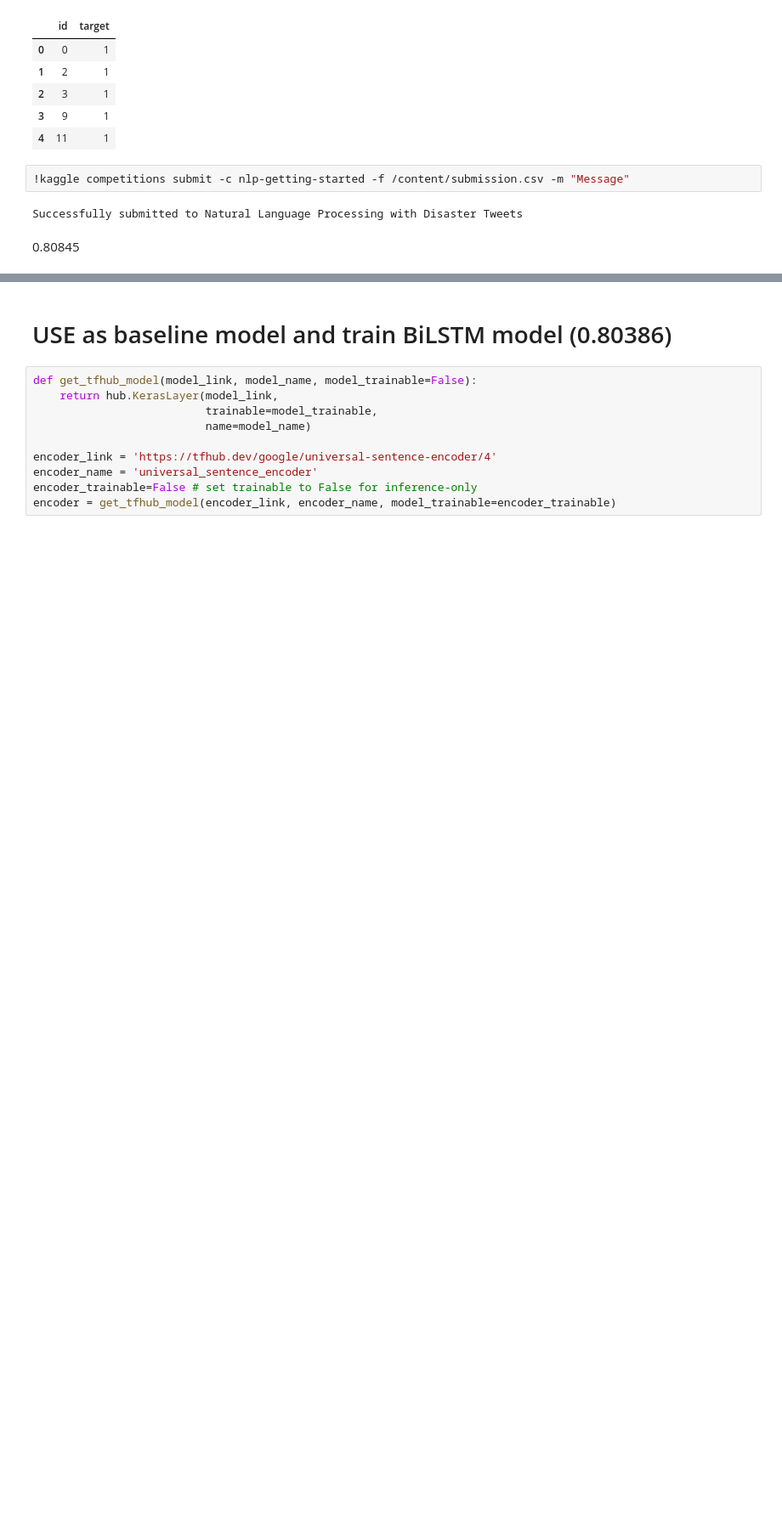
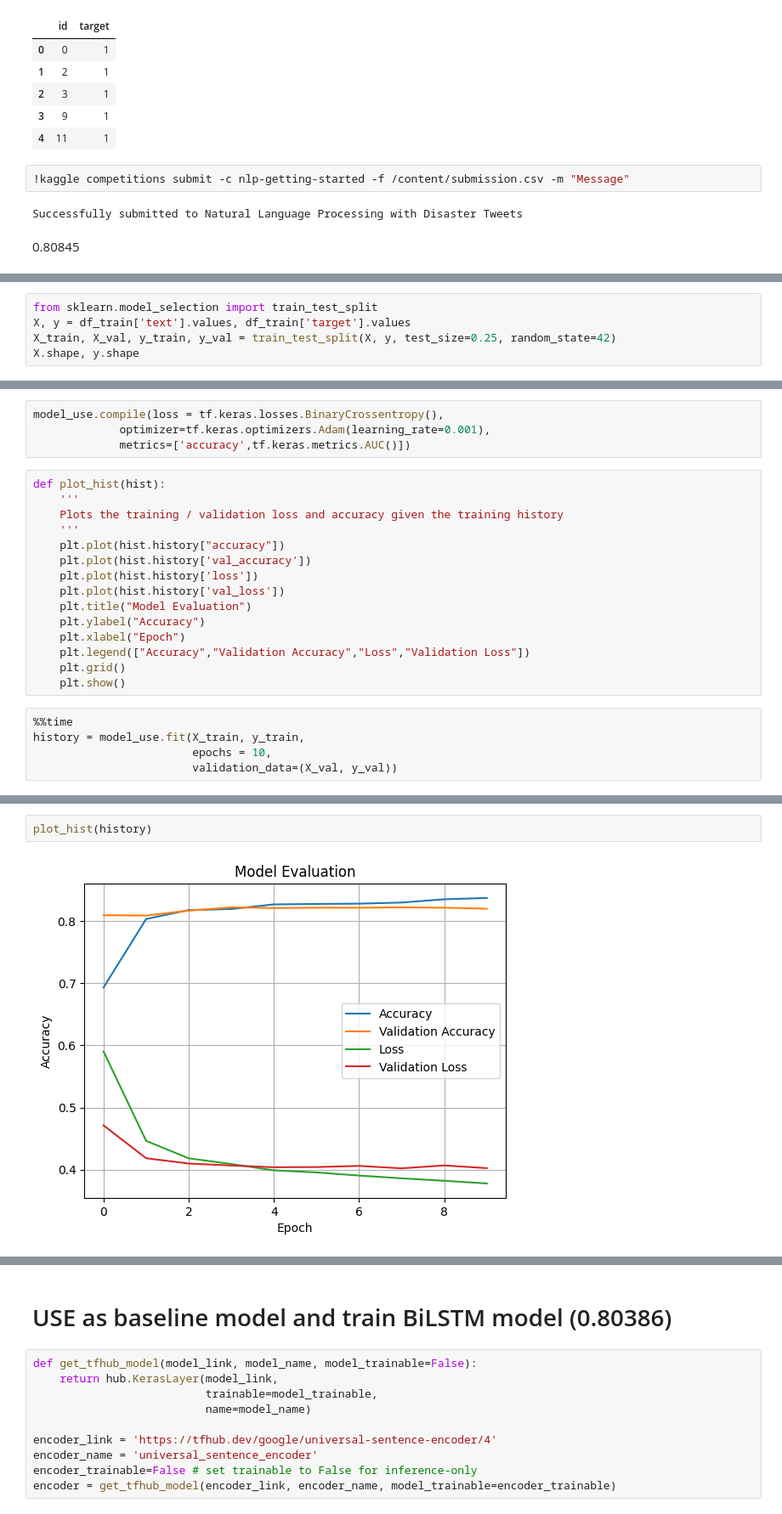
Before and after one commit to jparkgit/NLP-with-Disaster-Tweets, a Jupyter notebook: 808_USE_지현.ipynb, the cells around one changed output, grey strips where cells are left out. Shown: that part at 85% size. Saved outputs shown, nothing was run; the diff lists cells and outputs as text; blank space fills up the shorter version.

```diff
--- a/808_USE_지현.ipynb
+++ b/808_USE_지현.ipynb
@@ -524,0 +602,5 @@ Successfully submitted to Natural Language Processing with Disaster Tweets
+# %%
+from sklearn.model_selection import train_test_split
+X, y = df_train['text'].values, df_train['target'].values
+X_train, X_val, y_train, y_val = train_test_split(X, y, test_size=0.25, random_state=42)
+X.shape, y.shape
@@ -524,0 +609,24 @@ Successfully submitted to Natural Language Processing with Disaster Tweets
+# %%
+model_use.compile(loss = tf.keras.losses.BinaryCrossentropy(),
+             optimizer=tf.keras.optimizers.Adam(learning_rate=0.001),
+             metrics=['accuracy',tf.keras.metrics.AUC()])
+# %%
+def plot_hist(hist):
+    '''
+    Plots the training / validation loss and accuracy given the training history
+    '''
+    plt.plot(hist.history["accuracy"])
+    plt.plot(hist.history['val_accuracy'])
+    plt.plot(hist.history['loss'])
+    plt.plot(hist.history['val_loss'])
+    plt.title("Model Evaluation")
+    plt.ylabel("Accuracy")
+    plt.xlabel("Epoch")
+    plt.legend(["Accuracy","Validation Accuracy","Loss","Validation Loss"])
+    plt.grid()
+    plt.show()
+# %%
+%%time
+history = model_use.fit(X_train, y_train,
+                        epochs = 10,
+                        validation_data=(X_val, y_val))
@@ -524,0 +651,4 @@ Successfully submitted to Natural Language Processing with Disaster Tweets
+# %%
+plot_hist(history)
+# %% [output]
+[figure, added]
```
Also changed, not shown: parts of 10 cells of this notebook.
